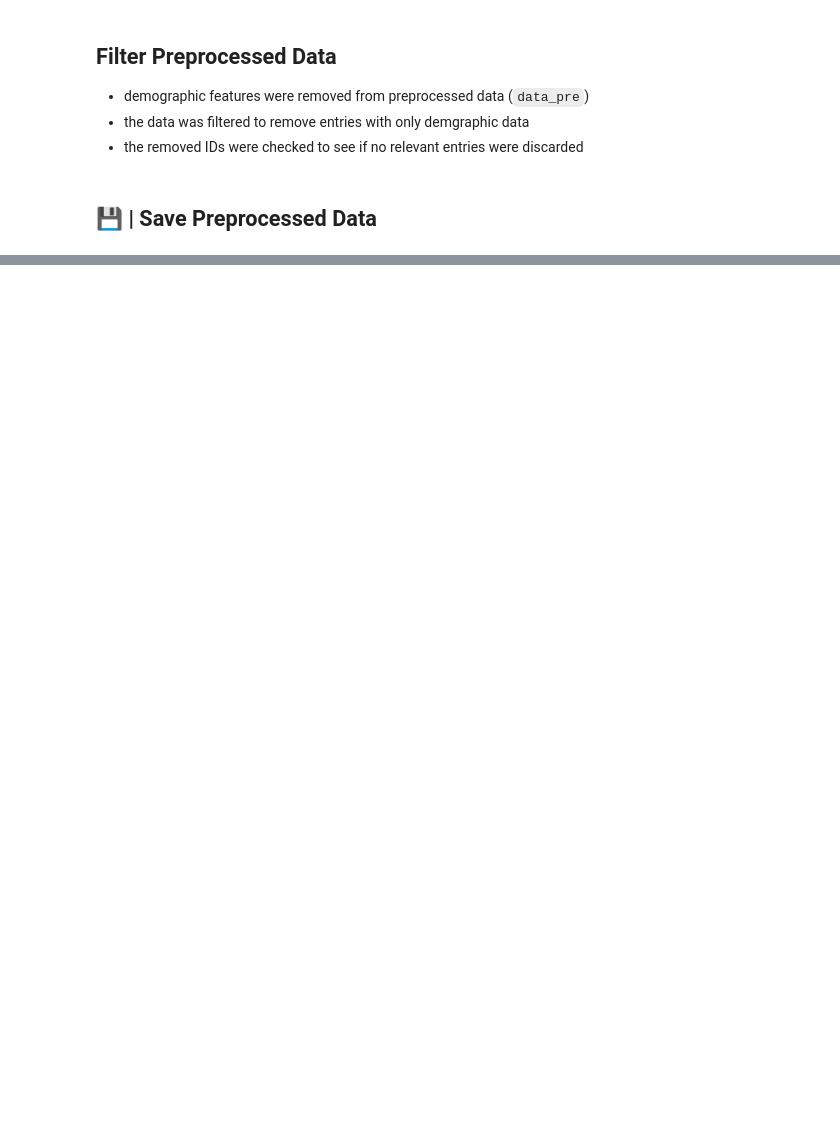
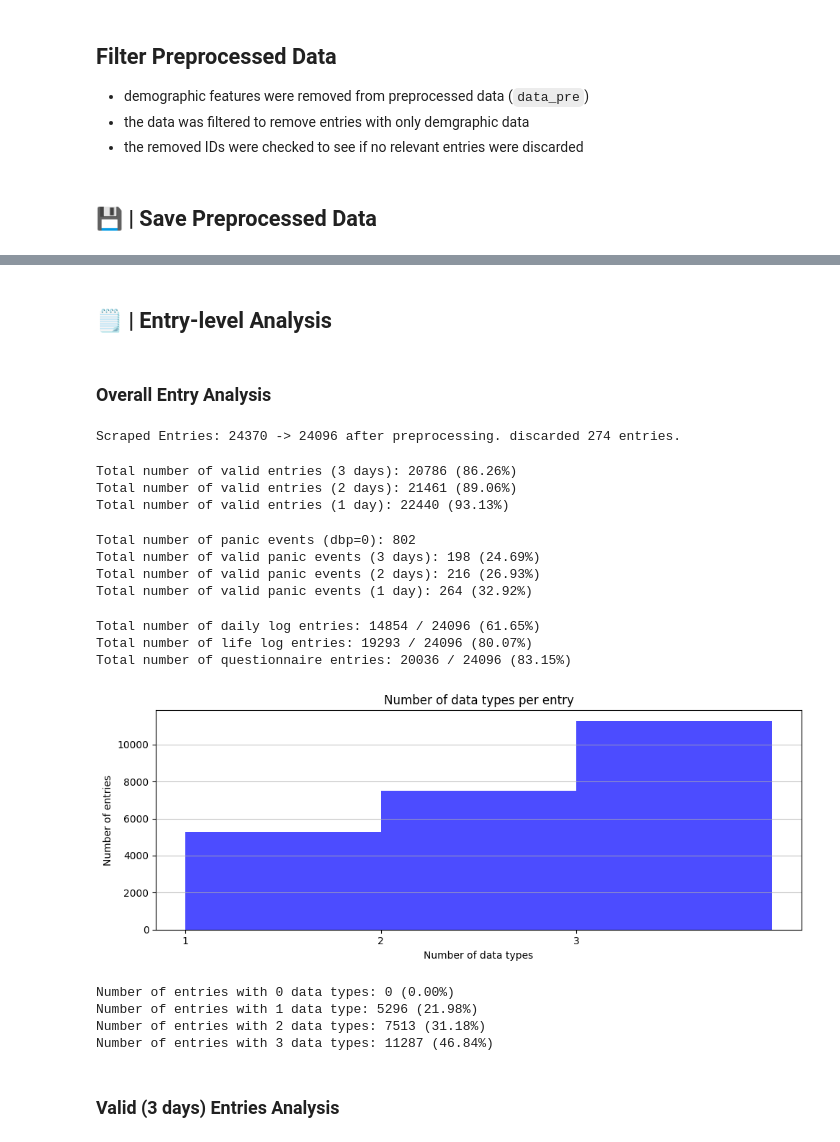
Before and after one commit to cyshin971/Panic-Project-DHLAB, a Jupyter notebook: cys/data_analysis.ipynb, the cells around one changed output, grey strips where cells are left out. Saved outputs shown, nothing was run; the diff lists cells and outputs as text; code cells hidden in the pictures; blank space fills up the shorter version.

Commit message:
data_analysis v1.0

```diff
--- a/cys/data_analysis.ipynb
+++ b/cys/data_analysis.ipynb
@@ -69,6 +68,7 @@ Daily Log:
 metadata_filename = "final_result_20250612"
 
 features_dict = {
+    "scraped_data_filename": metadata_filename,
 	"demography": [
 		'gender', 'age', 'marriage', 'job', 'smkHx', 'drinkHx', 'suicideHx'
 	],
@@ -112,4 +112,4 @@ print(f'   Daily log variables: {len(dailylog_vars)}')
 print(f'   Life log variables: {len(lifelog_vars)}')
 print(f'   Questionnaire variables: {len(questionnaire_vars)}')
 
-save_dict_to_file(features_dict, TMP_PATH, "scraped_features")
+# _ = save_dict_to_file(features_dict, TMP_PATH, "scraped_features")
@@ -214,15 +260,12 @@ metadata_init['lifelog_data'] = metadata_init[features_dict['lifelog']].notnull(
 metadata_init['questionnaire_data'] = metadata_init[features_dict['questionnaire']].notnull().any(axis=1).astype(int)
 metadata_init['dtype_n'] = metadata_init['dailylog_data'] + metadata_init['lifelog_data'] + metadata_init['questionnaire_data']
 move_column(metadata_init, 'dtype_n', 8)
-metadata_init['panic_label'] = metadata_init['dbp'].apply(lambda x: 1 if x == 0 else 0)
 
 add_list = ['dailylog_data', 'lifelog_data', 'questionnaire_data', 'dtype_n']
 for item in add_list:
 	if item not in features_dict['metadata']:
 		features_dict['metadata'].append(item)
 del add_list
-if 'panic_label' not in features_dict['label']:
-	features_dict['label'].append('panic_label')
 
 check_metadata = False
 if check_metadata:
@@ -236,5 +279,4 @@ if check_metadata:
     print("------------------------------------------------------------------------")
     del test, check_type, check_for
 
-#metadata_init = metadata_init[features_dict['id'] + features_dict['metadata'] + features_dict['demography'] + features_dict['label']]
 display(metadata_init.head(5))
@@ -434,0 +562,18 @@ plot_histogram_of_counts(metadata_ljy_agg['n_panic_2'], title="Histogram of Pani
+# %%
+metadata_int['valid_entry_3'] = metadata_int.apply(
+	lambda row: 1 if row['n_prior_data'] >= 3 else 0,
+	axis=1
+)
+metadata_int['valid_entry_2'] = metadata_int.apply(
+	lambda row: 1 if row['n_prior_data'] >= 2 else 0,
+	axis=1
+)
+metadata_int['valid_entry_1'] = metadata_int.apply(
+	lambda row: 1 if row['n_prior_data'] >= 1 else 0,
+	axis=1
+)
+move_column(metadata_int, 'ref_event_id', -1)
+move_column(metadata_int, 'panic_label', -1)
+move_column(metadata_int, 'severity', -1)
+display(metadata_int.head(5))
+features_dict['metadata'] = metadata_int.columns.tolist()
@@ -434,0 +636,54 @@ plot_histogram_of_counts(metadata_ljy_agg['n_panic_2'], title="Histogram of Pani
+# %% [markdown]
+## 🗒️ | Entry-level Analysis
+# %% [markdown]
+### Overall Entry Analysis
+# %%
+scraped_data_n = len(scraped_data)
+data_pre_entry_ids = data_pre['entry_id'].unique()
+print(f"Scraped Entries: {scraped_data_n} -> {len(data_pre_entry_ids)} after preprocessing. discarded {scraped_data_n - len(data_pre_entry_ids)} entries.")
+# %% [output]
+Scraped Entries: 24370 -> 24096 after preprocessing. discarded 274 entries.
+# %%
+print(f"Total number of valid entries (3 days): {metadata['valid_entry_3'].sum()} ({metadata['valid_entry_3'].mean() * 100:.2f}%)")
+print(f"Total number of valid entries (2 days): {metadata['valid_entry_2'].sum()} ({metadata['valid_entry_2'].mean() * 100:.2f}%)")
+print(f"Total number of valid entries (1 day): {metadata['valid_entry_1'].sum()} ({metadata['valid_entry_1'].mean() * 100:.2f}%)")
+# %% [output]
+Total number of valid entries (3 days): 20786 (86.26%)
+Total number of valid entries (2 days): 21461 (89.06%)
+Total number of valid entries (1 day): 22440 (93.13%)
+# %%
+panic_n = data_pre[data_pre['dbp'] == 0].shape[0]
+print(f"Total number of panic events (dbp=0): {panic_n}")
+valid_panic_events_3 = metadata[(metadata['valid_entry_3'] == 1) & (metadata['dbp'] == 0)].shape[0]
+print(f"Total number of valid panic events (3 days): {valid_panic_events_3} ({valid_panic_events_3 / panic_n * 100:.2f}%)")
+valid_panic_events_2 = metadata[(metadata['valid_entry_2'] == 1) & (metadata['dbp'] == 0)].shape[0]
+print(f"Total number of valid panic events (2 days): {valid_panic_events_2} ({valid_panic_events_2 / panic_n * 100:.2f}%)")
+valid_panic_events_1 = metadata[(metadata['valid_entry_1'] == 1) & (metadata['dbp'] == 0)].shape[0]
+print(f"Total number of valid panic events (1 day): {valid_panic_events_1} ({valid_panic_events_1 / panic_n * 100:.2f}%)")
+# %% [output]
+Total number of panic events (dbp=0): 802
+Total number of valid panic events (3 days): 198 (24.69%)
+Total number of valid panic events (2 days): 216 (26.93%)
+Total number of valid panic events (1 day): 264 (32.92%)
+# %%
+print(f"Total number of daily log entries: {metadata[metadata['dailylog_data'] == 1].shape[0]} / {len(data_pre_entry_ids)} ({metadata[metadata['dailylog_data'] == 1].shape[0] / len(data_pre_entry_ids) * 100:.2f}%)")
+print(f"Total number of life log entries: {metadata[metadata['lifelog_data'] == 1].shape[0]} / {len(data_pre_entry_ids)} ({metadata[metadata['lifelog_data'] == 1].shape[0] / len(data_pre_entry_ids) * 100:.2f}%)")
+print(f"Total number of questionnaire entries: {metadata[metadata['questionnaire_data'] == 1].shape[0]} / {len(data_pre_entry_ids)} ({metadata[metadata['questionnaire_data'] == 1].shape[0] / len(data_pre_entry_ids) * 100:.2f}%)")
+# %% [output]
+Total number of daily log entries: 14854 / 24096 (61.65%)
+Total number of life log entries: 19293 / 24096 (80.07%)
+Total number of questionnaire entries: 20036 / 24096 (83.15%)
+# %%
+plot_histogram_of_counts(metadata_int['dtype_n'], title='Number of data types per entry', xlabel='Number of data types', ylabel='Number of entries', zero_start=False, bins_step=1)
+print(f"Number of entries with 0 data types: {metadata_int[metadata_int['dtype_n'] == 0].shape[0]} ({metadata_int[metadata_int['dtype_n'] == 0].shape[0] / metadata_int.shape[0] * 100:.2f}%)")
+print(f"Number of entries with 1 data type: {metadata_int[metadata_int['dtype_n'] == 1].shape[0]} ({metadata_int[metadata_int['dtype_n'] == 1].shape[0] / metadata_int.shape[0] * 100:.2f}%)")
+print(f"Number of entries with 2 data types: {metadata_int[metadata_int['dtype_n'] == 2].shape[0]} ({metadata_int[metadata_int['dtype_n'] == 2].shape[0] / metadata_int.shape[0] * 100:.2f}%)")
+print(f"Number of entries with 3 data types: {metadata_int[metadata_int['dtype_n'] == 3].shape[0]} ({metadata_int[metadata_int['dtype_n'] == 3].shape[0] / metadata_int.shape[0] * 100:.2f}%)")
+# %% [output]
+[figure, added]
+Number of entries with 0 data types: 0 (0.00%)
+Number of entries with 1 data type: 5296 (21.98%)
+Number of entries with 2 data types: 7513 (31.18%)
+Number of entries with 3 data types: 11287 (46.84%)
+# %% [markdown]
+### Valid (3 days) Entries Analysis
```
Also changed, not shown: parts of 40 cells of this notebook, 1 other file.
